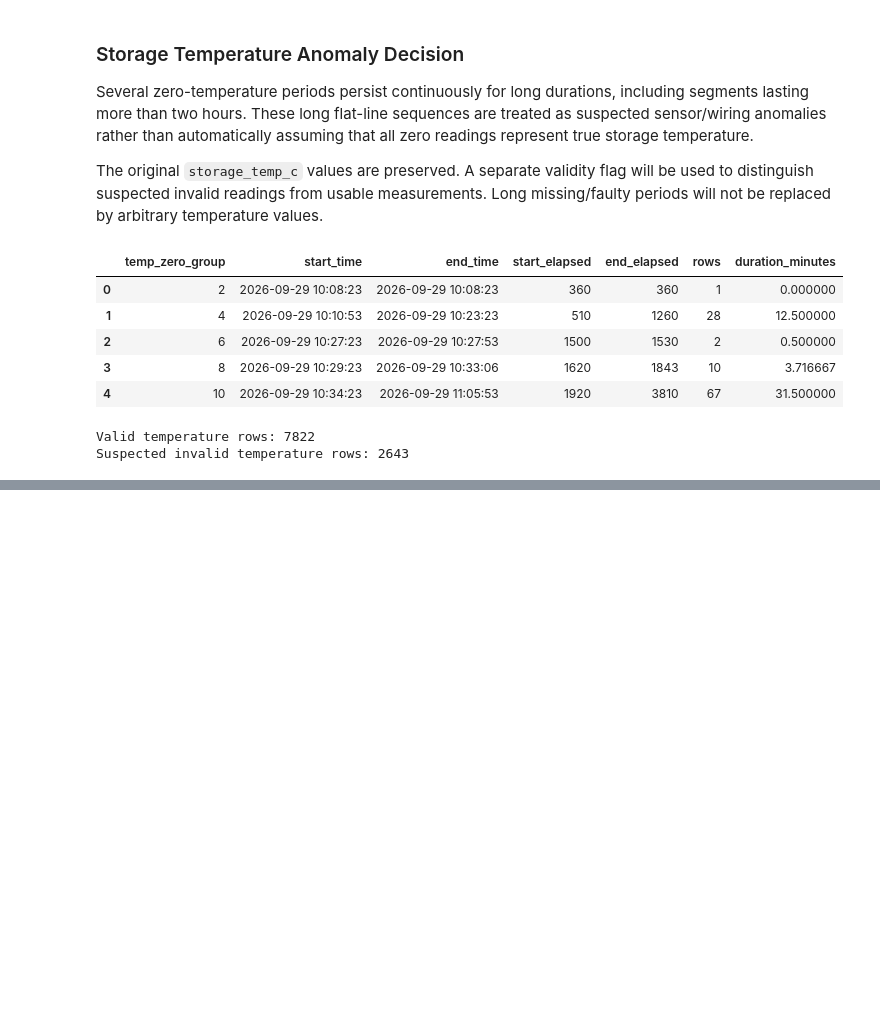
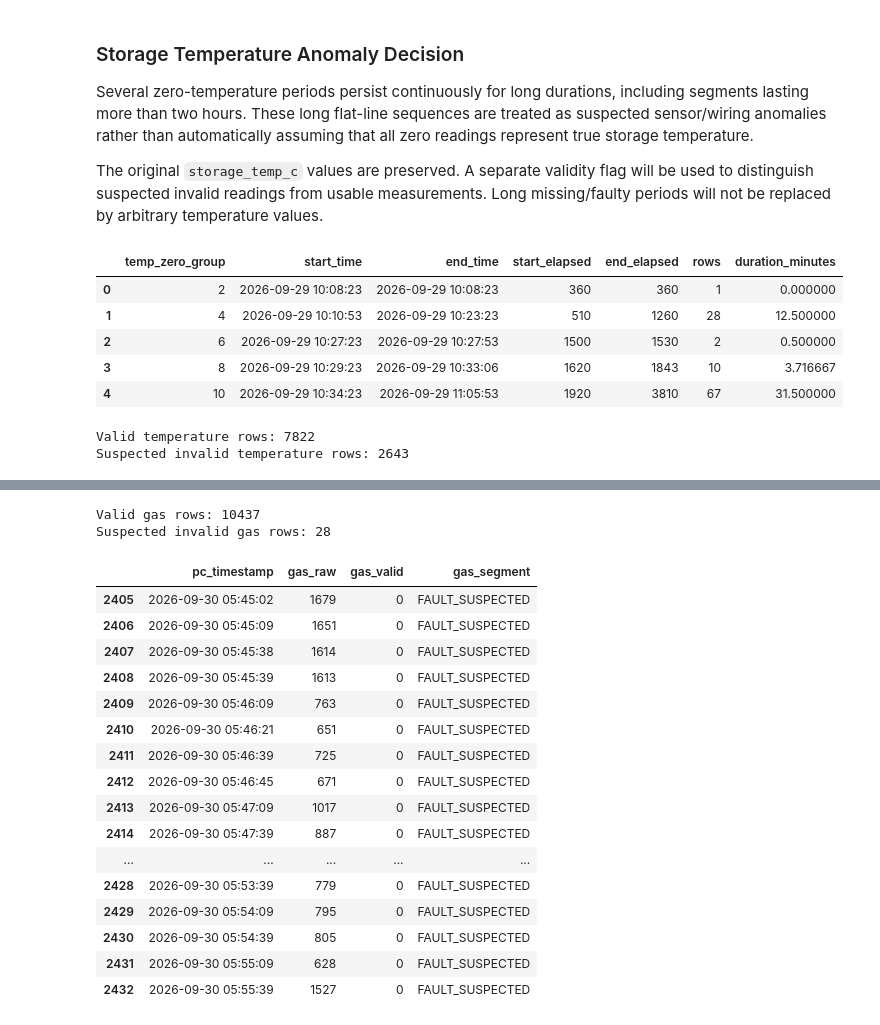
Before and after one commit to Bhagya-Navodyani/Intelligent_Fish_Storage-ML, a Jupyter notebook: notebook/Fish_Storage_ML_Pipeline.ipynb, the cells around one changed output, grey strips where cells are left out. Drawn from its saved outputs; the diff is of its cells as text; code cells hidden in the pictures; blank space fills up the shorter version.

```diff
--- a/notebook/Fish_Storage_ML_Pipeline.ipynb
+++ b/notebook/Fish_Storage_ML_Pipeline.ipynb
@@ -324,0 +415,51 @@ Suspected invalid temperature rows: 2643
+# %%
+# Preserve original gas readings
+df["gas_original"] = df["gas_raw"].copy()
+
+# Default values
+df["gas_valid"] = 1
+df["gas_segment"] = "VALID"
+
+# Example only:
+# Replace these timestamps with the actual known faulty period
+fault_start = pd.Timestamp("2026-09-30 05:45:00")
+fault_end   = pd.Timestamp("2026-09-30 05:56:00")
+
+fault_mask = (
+    (df["pc_timestamp"] >= fault_start) &
+    (df["pc_timestamp"] <= fault_end)
+)
+
+df.loc[fault_mask, "gas_valid"] = 0
+df.loc[fault_mask, "gas_segment"] = "FAULT_SUSPECTED"
+
+print("Valid gas rows:",
+      (df["gas_valid"] == 1).sum())
+
+print("Suspected invalid gas rows:",
+      (df["gas_valid"] == 0).sum())
+
+display(
+    df.loc[fault_mask,
+           ["pc_timestamp", "gas_raw", "gas_valid", "gas_segment"]]
+)
+# %% [output]
+Valid gas rows: 10437
+Suspected invalid gas rows: 28
+|  | pc_timestamp | gas_raw | gas_valid | gas_segment |
+| 2405 | 2026-09-30 05:45:02 | 1679 | 0 | FAULT_SUSPECTED |
+| 2406 | 2026-09-30 05:45:09 | 1651 | 0 | FAULT_SUSPECTED |
+| 2407 | 2026-09-30 05:45:38 | 1614 | 0 | FAULT_SUSPECTED |
+| 2408 | 2026-09-30 05:45:39 | 1613 | 0 | FAULT_SUSPECTED |
+| 2409 | 2026-09-30 05:46:09 | 763 | 0 | FAULT_SUSPECTED |
+| 2410 | 2026-09-30 05:46:21 | 651 | 0 | FAULT_SUSPECTED |
+| 2411 | 2026-09-30 05:46:39 | 725 | 0 | FAULT_SUSPECTED |
+| 2412 | 2026-09-30 05:46:45 | 671 | 0 | FAULT_SUSPECTED |
+| 2413 | 2026-09-30 05:47:09 | 1017 | 0 | FAULT_SUSPECTED |
+| 2414 | 2026-09-30 05:47:39 | 887 | 0 | FAULT_SUSPECTED |
+| ... | ... | ... | ... | ... |
+| 2428 | 2026-09-30 05:53:39 | 779 | 0 | FAULT_SUSPECTED |
+| 2429 | 2026-09-30 05:54:09 | 795 | 0 | FAULT_SUSPECTED |
+| 2430 | 2026-09-30 05:54:39 | 805 | 0 | FAULT_SUSPECTED |
+| 2431 | 2026-09-30 05:55:09 | 628 | 0 | FAULT_SUSPECTED |
+| 2432 | 2026-09-30 05:55:39 | 1527 | 0 | FAULT_SUSPECTED |
```
Also changed, not shown: parts of 19 cells of this notebook.
